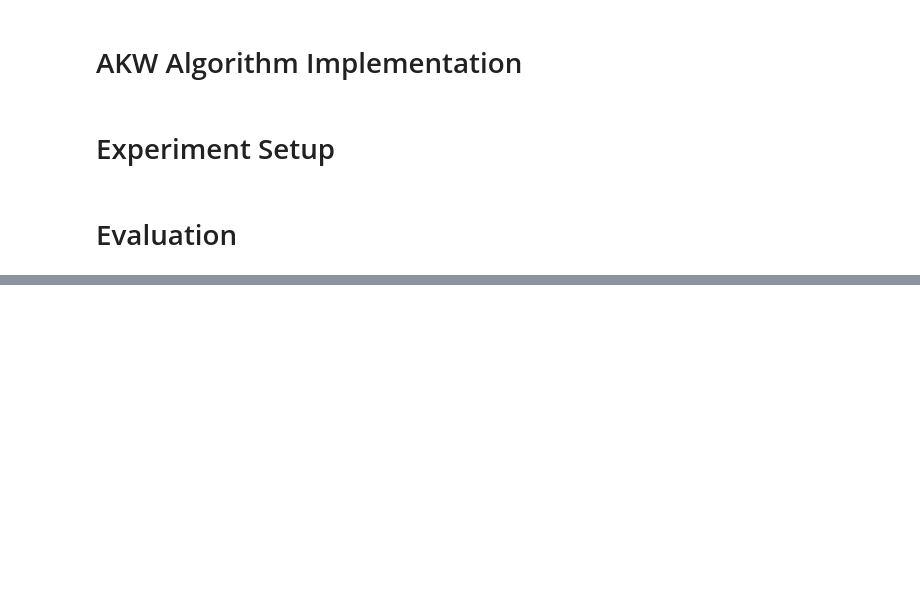
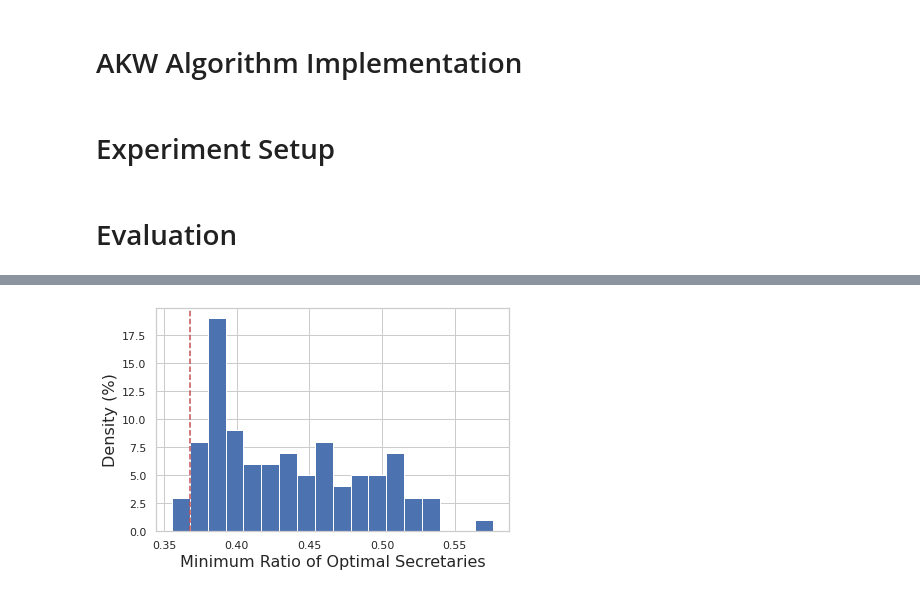
Before and after one commit to nalin1729/COS521_FinalProject, a Jupyter notebook: test_algo.ipynb, the cells around one changed output, grey strips where cells are left out. Cells and saved outputs as stored; diff of their text form; code cells hidden in the pictures; blank space fills up the shorter version.

Commit message:
revised plotting, pickle

```diff
--- a/test_algo.ipynb
+++ b/test_algo.ipynb
@@ -216,9 +216,14 @@ def evaluate(rand_matroid, num_matroids, num_trials):
     return results
 # %%
 def plot(results, fname=None):
-    f, ax = plt.subplots()
-    ax.hist(results, range = (min(float(exp(-1)), min(results)), max(results)))
-    ax.axvline(x=float(exp(-1)), color = 'r', linestyle='dashed')
+    bins = []
+    for x in range(int(min(results)/((1/30)*float(exp(-1)))), int(max(results)/((1/30)*float(exp(-1))))+1):
+        bins.append(x*(1/30)*float(exp(-1)))
+    plt.hist(results, bins = bins)
+    plt.axvline(x=float(exp(-1)), color = 'r', linestyle='dashed')
+    plt.xlabel('Minimum Ratio of Optimal Secretaries', fontsize=16)
+    plt.ylabel('Density (%)', fontsize=16)
+    plt.tight_layout()
     if fname: plt.savefig(fname)
     plt.show()
 # %% [markdown]
@@ -226,4 +236,4 @@ def plot(results, fname=None):
 # %%
-# Experiment 1: 100 graphic matroids, size 101
-results = evaluate(GraphicRandomMatroid(n=101), num_matroids=100, num_trials=1000)
+# Experiment 1: 100 graphic matroids, size 100
+results1 = evaluate(GraphicRandomMatroid(n=100), num_matroids=100, num_trials=1000)
 # %% [output]
@@ -234,2 +257,4 @@ Matroid 4/100 completed in 17.0s
 # %%
-plot(results)
+plot(results1, 'graphic.pdf')
+# %% [output]
+[figure, added]
```
Also changed, not shown: parts of 6 cells of this notebook.
